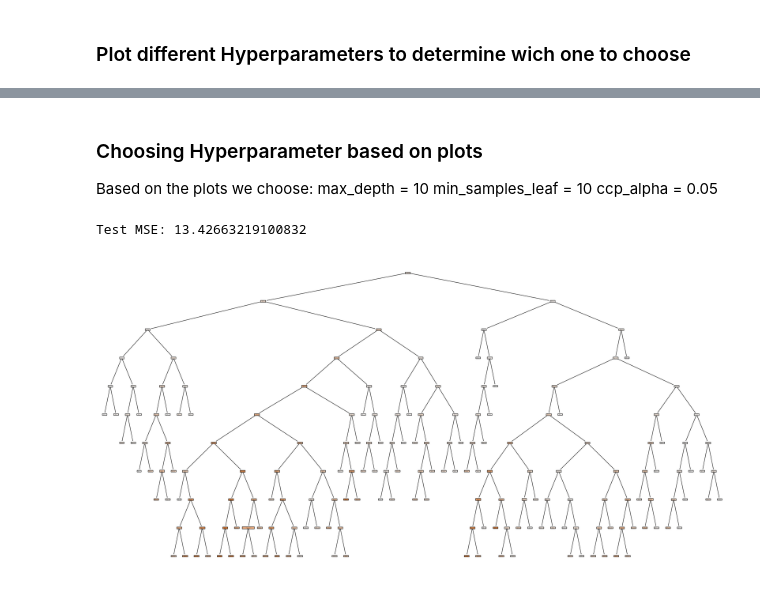
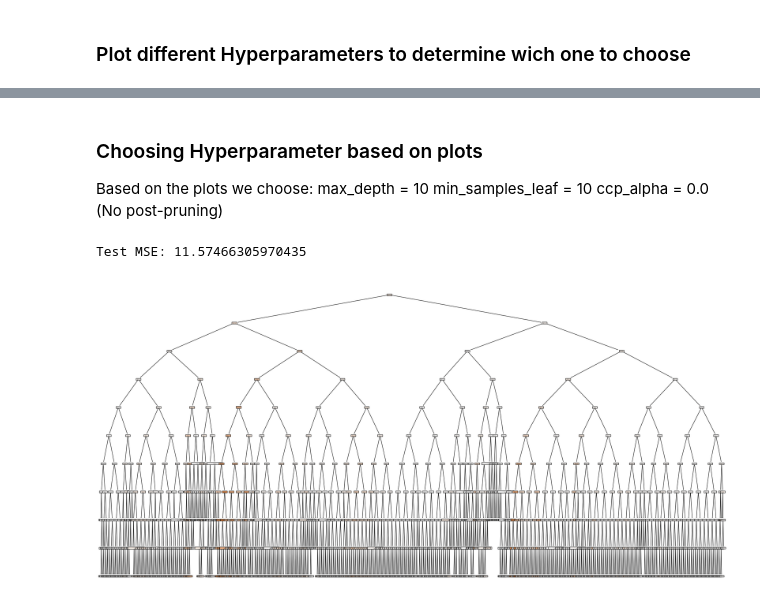
Before and after one commit to emitterl/AA-project-team-6, a Jupyter notebook: src/ML Model/ML_models.ipynb, the cells around one changed output, grey strips where cells are left out. Saved outputs shown, nothing was run; the diff lists cells and outputs as text; code cells hidden in the pictures.

```diff
--- a/src/ML Model/ML_models.ipynb
+++ b/src/ML Model/ML_models.ipynb
@@ -126,7 +126,7 @@ X_train, X_test, y_train, y_test = train_test_split(X, y, test_size=0.3, random_
 param_grid = {
     'max_depth': np.arange(5, 26, 5).tolist(),
     'min_samples_leaf': [10, 20, 50, 100],
-    'ccp_alpha': np.linspace(0.0, 0.1, 10).tolist()
+    'ccp_alpha': np.linspace(0.0, 0.2, 10).tolist()
 }
 
 # GridSearchCV auf den Trainingsdaten
@@ -181,26 +184,26 @@ Stored 'model_df' (DataFrame)
 Based on the plots we choose:
 max_depth = 10
 min_samples_leaf = 10
-ccp_alpha = 0.05
+ccp_alpha = 0.0 (No post-pruning)
 # %%
-tree_regressor = DecisionTreeRegressor(max_depth=10, min_samples_leaf=10, ccp_alpha=0.05, random_state=42)
+tree_regressor = DecisionTreeRegressor(max_depth=10, min_samples_leaf=10, random_state=42)
 
 # Trainieren des Modells mit den Trainingsdaten
 tree_regressor.fit(X_train, y_train)
 
 # Vorhersagen auf den Testdaten machen
 y_pred = tree_regressor.predict(X_test)
 
 # Bewertung auf den Testdaten
 test_mse = mean_squared_error(y_test, y_pred)
 print("Test MSE:", test_mse)
 
 # Visualisierung des Baumes
 plt.figure(figsize=(30, 15))
 plot_tree(tree_regressor, feature_names=X.columns, filled=True)
 plt.savefig('../../decision_tree.svg', format='svg')
 plt.show()
 plt.close()
 # %% [output]
-Test MSE: 13.42663219100832
+Test MSE: 11.57466305970435
-[figure, old version]
+[figure, new version]
```
Also changed, not shown: parts of 1 cell of this notebook, 1 other file.
